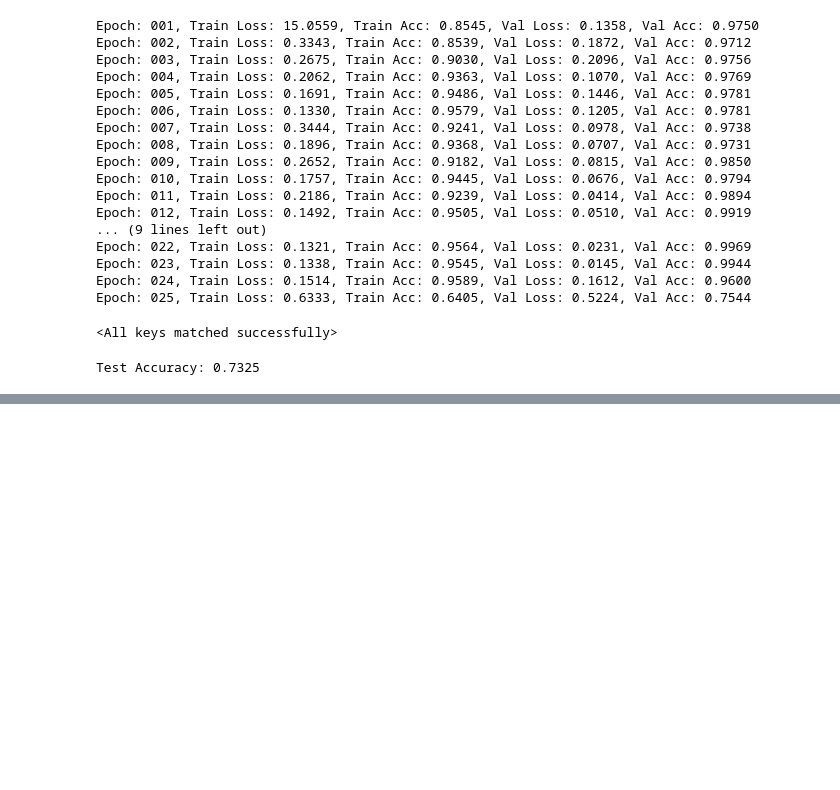
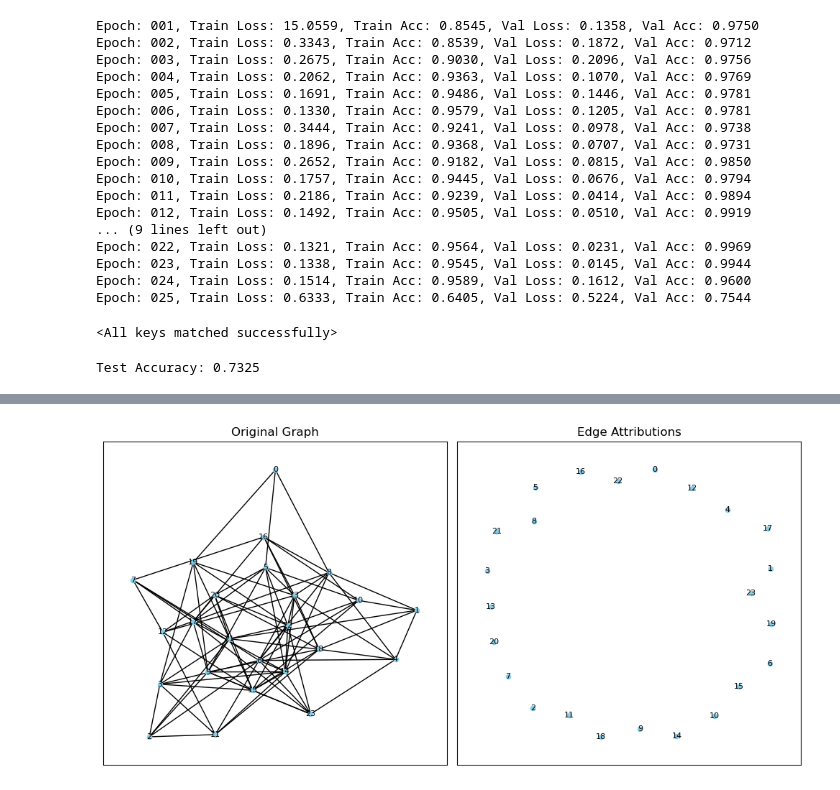
Before and after one commit to rohitkt10/fall_co-op_2023, a Jupyter notebook: experiments/SynGraphDatasetTraining.ipynb, the cells around one changed output, grey strips where cells are left out. Saved outputs shown, nothing was run; the diff lists cells and outputs as text; code cells hidden in the pictures; blank space fills up the shorter version.

```diff
--- a/experiments/SynGraphDatasetTraining.ipynb
+++ b/experiments/SynGraphDatasetTraining.ipynb
@@ -362,0 +374,15 @@ AssertionError: baseline input argument must be either a torch.Tensor or a numbe
+# %%
+# Get an example input from your dataset
+input_data = train_dataset[0]
+input_data = input_data.to(device)
+attributions = explain(method='saliency', data=input_data, target=0)
+# print('Attributions:', attributions)
+# %%
+f, ax = plt.subplots(1, 2, figsize=(10, 5))
+visualize_graph(input_data, ax[0])
+# Visualize attributions for the example data
+visualize_attributions(input_data, attributions, ax[1])
+plt.tight_layout()
+plt.show()
+# %% [output]
+[figure, added]
```
Also changed, not shown: parts of 13 cells of this notebook.
